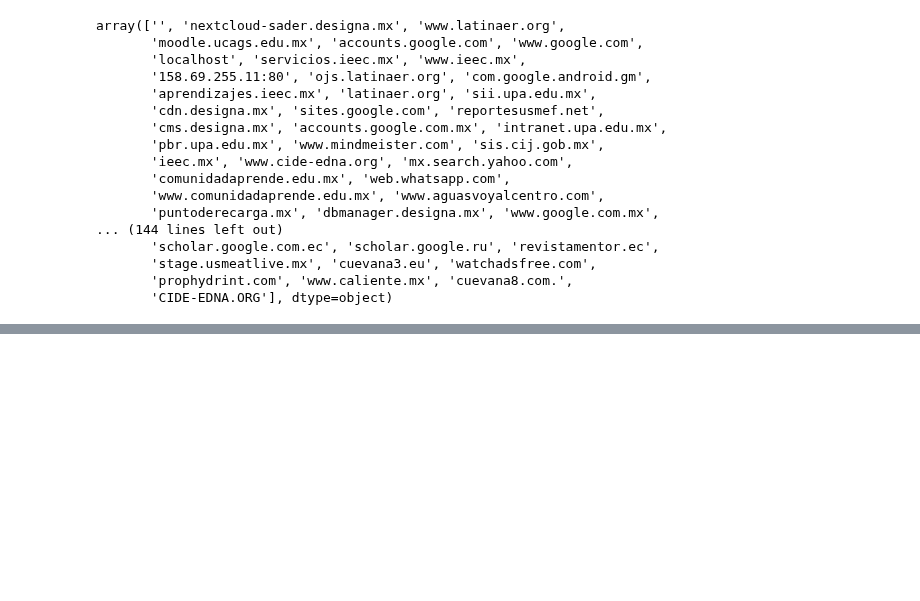
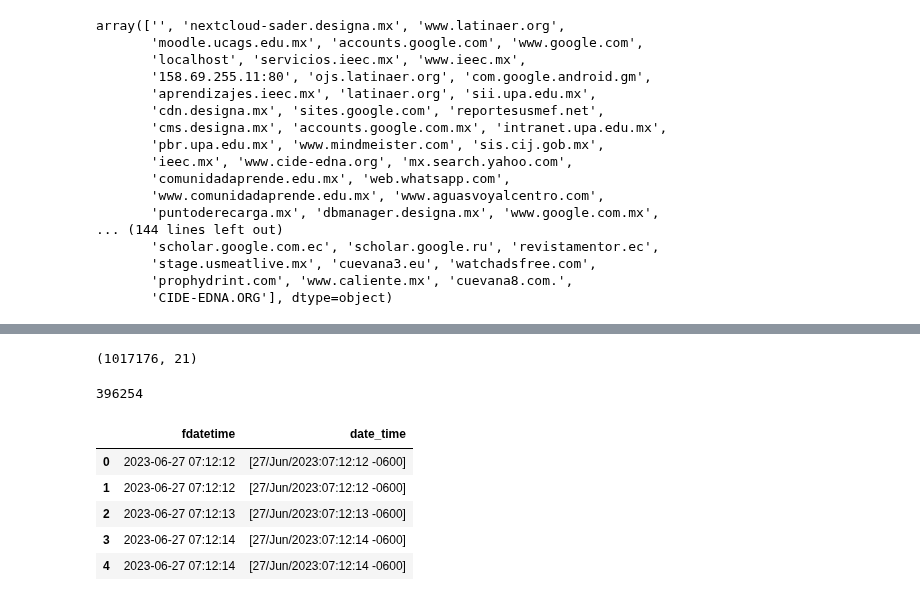
Before and after one commit to mitsiu-carreno/data_science_content, a Jupyter notebook: 3_sem/topolog_data_analysis/homeworks/s11_morse/morse_logs.ipynb, the cells around one changed output, grey strips where cells are left out. Cells and saved outputs as stored; diff of their text form; code cells hidden in the pictures; blank space fills up the shorter version.

```diff
--- a/3_sem/topolog_data_analysis/homeworks/s11_morse/morse_logs.ipynb
+++ b/3_sem/topolog_data_analysis/homeworks/s11_morse/morse_logs.ipynb
@@ -153,0 +174,8 @@ df.query("domain == ''").head(100)
+# %%
+df.shape
+# %% [output]
+(1017176, 21)
+# %%
+df["date_time"].nunique()
+# %% [output]
+396254
@@ -153,0 +185,9 @@ df.query("domain == ''").head(100)
+# %%
+df[["fdatetime", "date_time"]].head()
+# %% [output]
+|  | fdatetime | date_time |
+| 0 | 2023-06-27 07:12:12 | [27/Jun/2023:07:12:12 -0600] |
+| 1 | 2023-06-27 07:12:12 | [27/Jun/2023:07:12:12 -0600] |
+| 2 | 2023-06-27 07:12:13 | [27/Jun/2023:07:12:13 -0600] |
+| 3 | 2023-06-27 07:12:14 | [27/Jun/2023:07:12:14 -0600] |
+| 4 | 2023-06-27 07:12:14 | [27/Jun/2023:07:12:14 -0600] |
```
Also changed, not shown: parts of 18 cells of this notebook, 4 other files.
